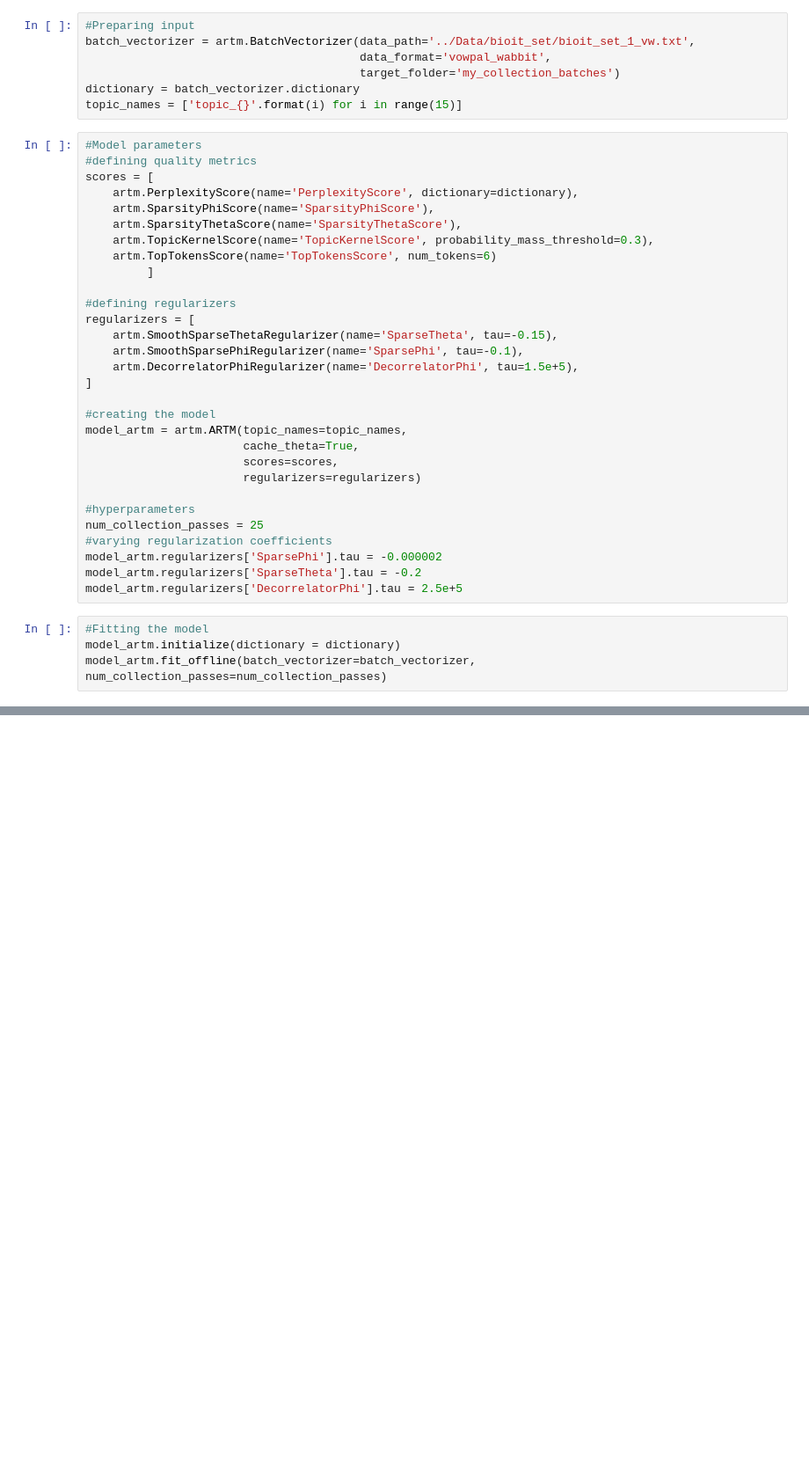
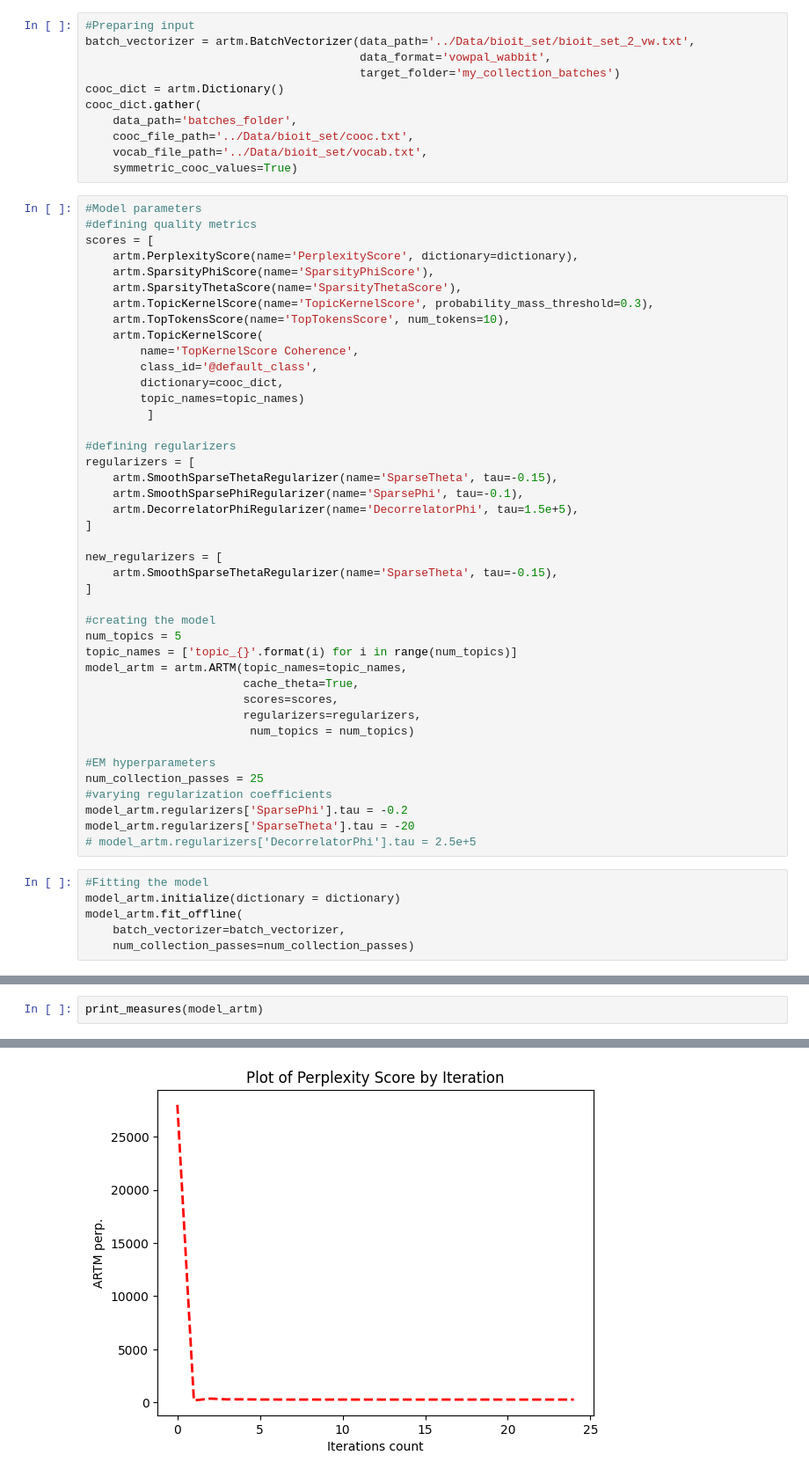
Before and after one commit to omegatro/MSC, a Jupyter notebook: sandboxes/BigARTM_experiments.ipynb, the cells around one changed output, grey strips where cells are left out. Shown at 88% size. Drawn from its saved outputs; the diff is of its cells as text; blank space fills up the shorter version.

Commit message:
Added preprocessing step of token co-occurrence calculation to allow coherence metric computations

```diff
--- a/sandboxes/BigARTM_experiments.ipynb
+++ b/sandboxes/BigARTM_experiments.ipynb
@@ -11,10 +15,14 @@ import artm
 # %%
 #Preparing input
-batch_vectorizer = artm.BatchVectorizer(data_path='../Data/bioit_set/bioit_set_1_vw.txt',
+batch_vectorizer = artm.BatchVectorizer(data_path='../Data/bioit_set/bioit_set_2_vw.txt',
                                         data_format='vowpal_wabbit',
                                         target_folder='my_collection_batches')
-dictionary = batch_vectorizer.dictionary
-topic_names = ['topic_{}'.format(i) for i in range(15)]
+cooc_dict = artm.Dictionary()
+cooc_dict.gather(
+    data_path='batches_folder',
+    cooc_file_path='../Data/bioit_set/cooc.txt',
+    vocab_file_path='../Data/bioit_set/vocab.txt',
+    symmetric_cooc_values=True)
 # %%
 #Model parameters
 #defining quality metrics
@@ -23,7 +31,12 @@ scores = [
     artm.SparsityPhiScore(name='SparsityPhiScore'),
     artm.SparsityThetaScore(name='SparsityThetaScore'),
     artm.TopicKernelScore(name='TopicKernelScore', probability_mass_threshold=0.3),
-    artm.TopTokensScore(name='TopTokensScore', num_tokens=6)
+    artm.TopTokensScore(name='TopTokensScore', num_tokens=10),
+    artm.TopicKernelScore(
+        name='TopKernelScore Coherence',
+        class_id='@default_class',
+        dictionary=cooc_dict,
+        topic_names=topic_names)
          ]
 
 #defining regularizers
@@ -33,19 +46,28 @@ regularizers = [
     artm.DecorrelatorPhiRegularizer(name='DecorrelatorPhi', tau=1.5e+5),
 ]
 
+new_regularizers = [
+    artm.SmoothSparseThetaRegularizer(name='SparseTheta', tau=-0.15),
+]
+
 #creating the model
+num_topics = 5
+topic_names = ['topic_{}'.format(i) for i in range(num_topics)]
 model_artm = artm.ARTM(topic_names=topic_names,
                        cache_theta=True,
                        scores=scores,
-                       regularizers=regularizers)
+                       regularizers=regularizers,
+                        num_topics = num_topics)
 
-#hyperparameters
+#EM hyperparameters
 num_collection_passes = 25
 #varying regularization coefficients
-model_artm.regularizers['SparsePhi'].tau = -0.000002
-model_artm.regularizers['SparseTheta'].tau = -0.2
-model_artm.regularizers['DecorrelatorPhi'].tau = 2.5e+5
+model_artm.regularizers['SparsePhi'].tau = -0.2
+model_artm.regularizers['SparseTheta'].tau = -20
+# model_artm.regularizers['DecorrelatorPhi'].tau = 2.5e+5
 # %%
 #Fitting the model
 model_artm.initialize(dictionary = dictionary)
-model_artm.fit_offline(batch_vectorizer=batch_vectorizer, num_collection_passes=num_collection_passes)
+model_artm.fit_offline(
+    batch_vectorizer=batch_vectorizer,
+    num_collection_passes=num_collection_passes)
@@ -51,0 +137,3 @@ model_artm.fit_offline(batch_vectorizer=batch_vectorizer, num_collection_passes=
+# %%
+print_measures(model_artm)
+# %% [output]
@@ -51,0 +145 @@ model_artm.fit_offline(batch_vectorizer=batch_vectorizer, num_collection_passes=
+[figure, added]
```
Also changed, not shown: parts of 12 cells of this notebook, 3 other files.
